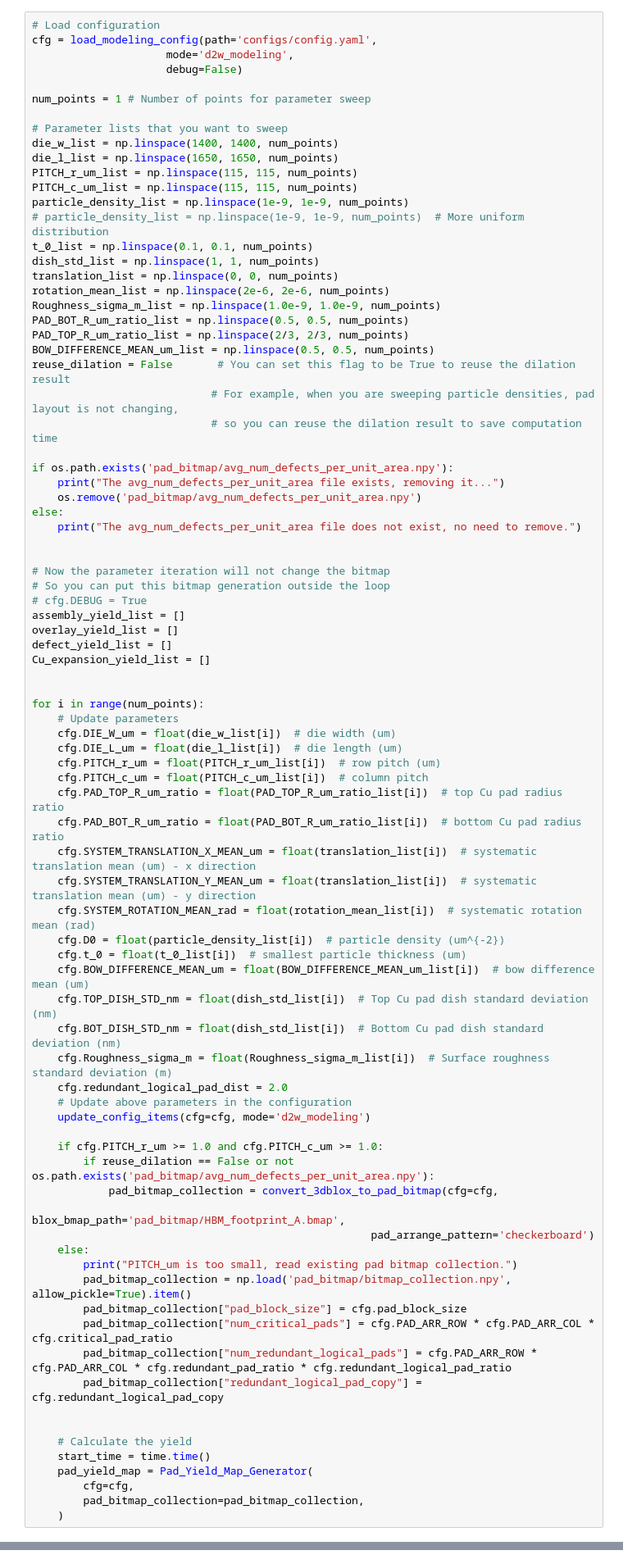
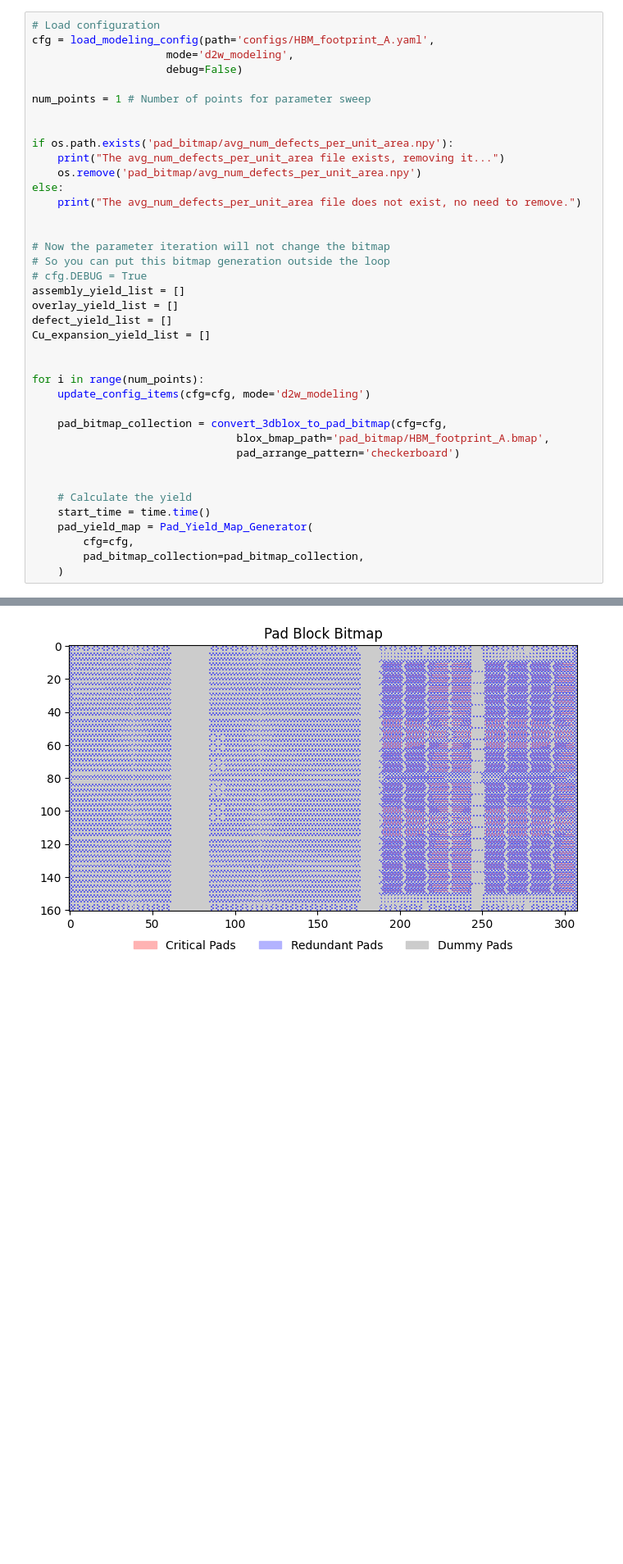
Before and after one commit to nanocad-lab/YAP, a Jupyter notebook: D2W/calculator_main.ipynb, the cells around one changed output, grey strips where cells are left out. Shown at 82% size. Cells and saved outputs as stored; diff of their text form; blank space fills up the shorter version.

```diff
--- a/D2W/calculator_main.ipynb
+++ b/D2W/calculator_main.ipynb
@@ -17,29 +85,11 @@ from pad_bitmap_generation import pad_bitmap_generate
 # %%
 # Load configuration
-cfg = load_modeling_config(path='configs/config.yaml',
+cfg = load_modeling_config(path='configs/HBM_footprint_A.yaml',
                      mode='d2w_modeling',
                      debug=False)
 
 num_points = 1 # Number of points for parameter sweep
 
-# Parameter lists that you want to sweep
-die_w_list = np.linspace(1400, 1400, num_points)
-die_l_list = np.linspace(1650, 1650, num_points)
-PITCH_r_um_list = np.linspace(115, 115, num_points)
-PITCH_c_um_list = np.linspace(115, 115, num_points)
-particle_density_list = np.linspace(1e-9, 1e-9, num_points)
-# particle_density_list = np.linspace(1e-9, 1e-9, num_points)  # More uniform distribution
-t_0_list = np.linspace(0.1, 0.1, num_points)
-dish_std_list = np.linspace(1, 1, num_points)
-translation_list = np.linspace(0, 0, num_points)
-rotation_mean_list = np.linspace(2e-6, 2e-6, num_points)
-Roughness_sigma_m_list = np.linspace(1.0e-9, 1.0e-9, num_points)
-PAD_BOT_R_um_ratio_list = np.linspace(0.5, 0.5, num_points)
-PAD_TOP_R_um_ratio_list = np.linspace(2/3, 2/3, num_points)
-BOW_DIFFERENCE_MEAN_um_list = np.linspace(0.5, 0.5, num_points)
-reuse_dilation = False       # You can set this flag to be True to reuse the dilation result
-                            # For example, when you are sweeping particle densities, pad layout is not changing,
-                            # so you can reuse the dilation result to save computation time
 
 if os.path.exists('pad_bitmap/avg_num_defects_per_unit_area.npy'):
     print("The avg_num_defects_per_unit_area file exists, removing it...")
@@ -58,38 +108,11 @@ Cu_expansion_yield_list = []
 
 
 for i in range(num_points):
-    # Update parameters
-    cfg.DIE_W_um = float(die_w_list[i])  # die width (um)
-    cfg.DIE_L_um = float(die_l_list[i])  # die length (um)
-    cfg.PITCH_r_um = float(PITCH_r_um_list[i])  # row pitch (um)
-    cfg.PITCH_c_um = float(PITCH_c_um_list[i])  # column pitch
-    cfg.PAD_TOP_R_um_ratio = float(PAD_TOP_R_um_ratio_list[i])  # top Cu pad radius ratio
-    cfg.PAD_BOT_R_um_ratio = float(PAD_BOT_R_um_ratio_list[i])  # bottom Cu pad radius ratio
-    cfg.SYSTEM_TRANSLATION_X_MEAN_um = float(translation_list[i])  # systematic translation mean (um) - x direction
-    cfg.SYSTEM_TRANSLATION_Y_MEAN_um = float(translation_list[i])  # systematic translation mean (um) - y direction
-    cfg.SYSTEM_ROTATION_MEAN_rad = float(rotation_mean_list[i])  # systematic rotation mean (rad)
-    cfg.D0 = float(particle_density_list[i])  # particle density (um^{-2})
-    cfg.t_0 = float(t_0_list[i])  # smallest particle thickness (um)
-    cfg.BOW_DIFFERENCE_MEAN_um = float(BOW_DIFFERENCE_MEAN_um_list[i])  # bow difference mean (um)
-    cfg.TOP_DISH_STD_nm = float(dish_std_list[i])  # Top Cu pad dish standard deviation (nm)
-    cfg.BOT_DISH_STD_nm = float(dish_std_list[i])  # Bottom Cu pad dish standard deviation (nm)
-    cfg.Roughness_sigma_m = float(Roughness_sigma_m_list[i])  # Surface roughness standard deviation (m)
-    cfg.redundant_logical_pad_dist = 2.0
-    # Update above parameters in the configuration
     update_config_items(cfg=cfg, mode='d2w_modeling')
 
-    if cfg.PITCH_r_um >= 1.0 and cfg.PITCH_c_um >= 1.0:
-        if reuse_dilation == False or not os.path.exists('pad_bitmap/avg_num_defects_per_unit_area.npy'):
-            pad_bitmap_collection = convert_3dblox_to_pad_bitmap(cfg=cfg,
-                                                     blox_bmap_path='pad_bitmap/HBM_footprint_A.bmap',
-                                                     pad_arrange_pattern='checkerboard')
-    else:
-        print("PITCH_um is too small, read existing pad bitmap collection.")
-        pad_bitmap_collection = np.load('pad_bitmap/bitmap_collection.npy', allow_pickle=True).item()
-        pad_bitmap_collection["pad_block_size"] = cfg.pad_block_size
-        pad_bitmap_collection["num_critical_pads"] = cfg.PAD_ARR_ROW * cfg.PAD_ARR_COL * cfg.critical_pad_ratio
-        pad_bitmap_collection["num_redundant_logical_pads"] = cfg.PAD_ARR_ROW * cfg.PAD_ARR_COL * cfg.redundant_pad_ratio * cfg.redundant_logical_pad_ratio
-        pad_bitmap_collection["redundant_logical_pad_copy"] = cfg.redundant_logical_pad_copy
+    pad_bitmap_collection = convert_3dblox_to_pad_bitmap(cfg=cfg,
+                                blox_bmap_path='pad_bitmap/HBM_footprint_A.bmap',
+                                pad_arrange_pattern='checkerboard')
 
 
     # Calculate the yield
@@ -102,0 +135 @@ NameError: name 'load_modeling_config' is not defined
+[figure, added]
```
Also changed, not shown: parts of 2 cells of this notebook, 38 other files.
